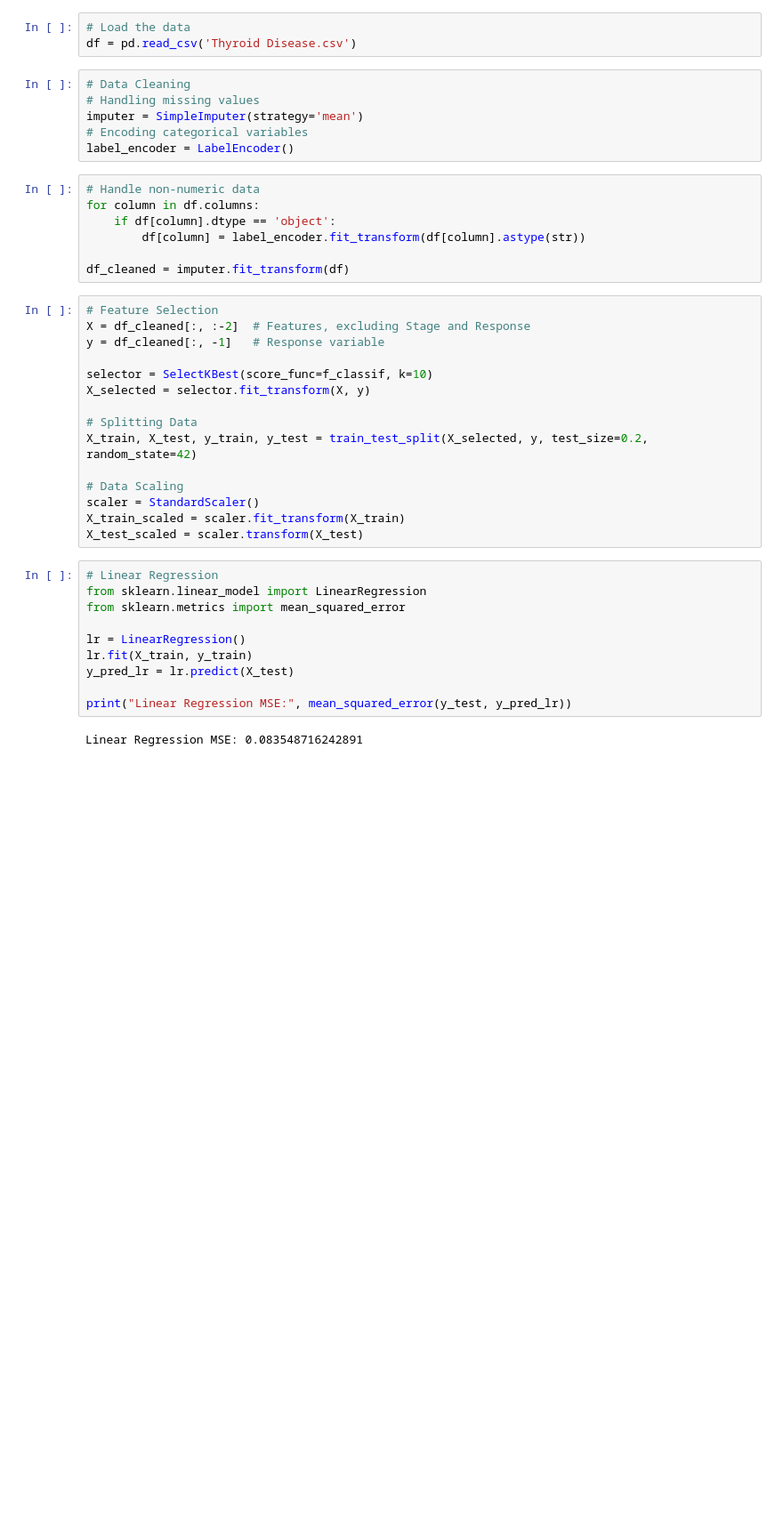
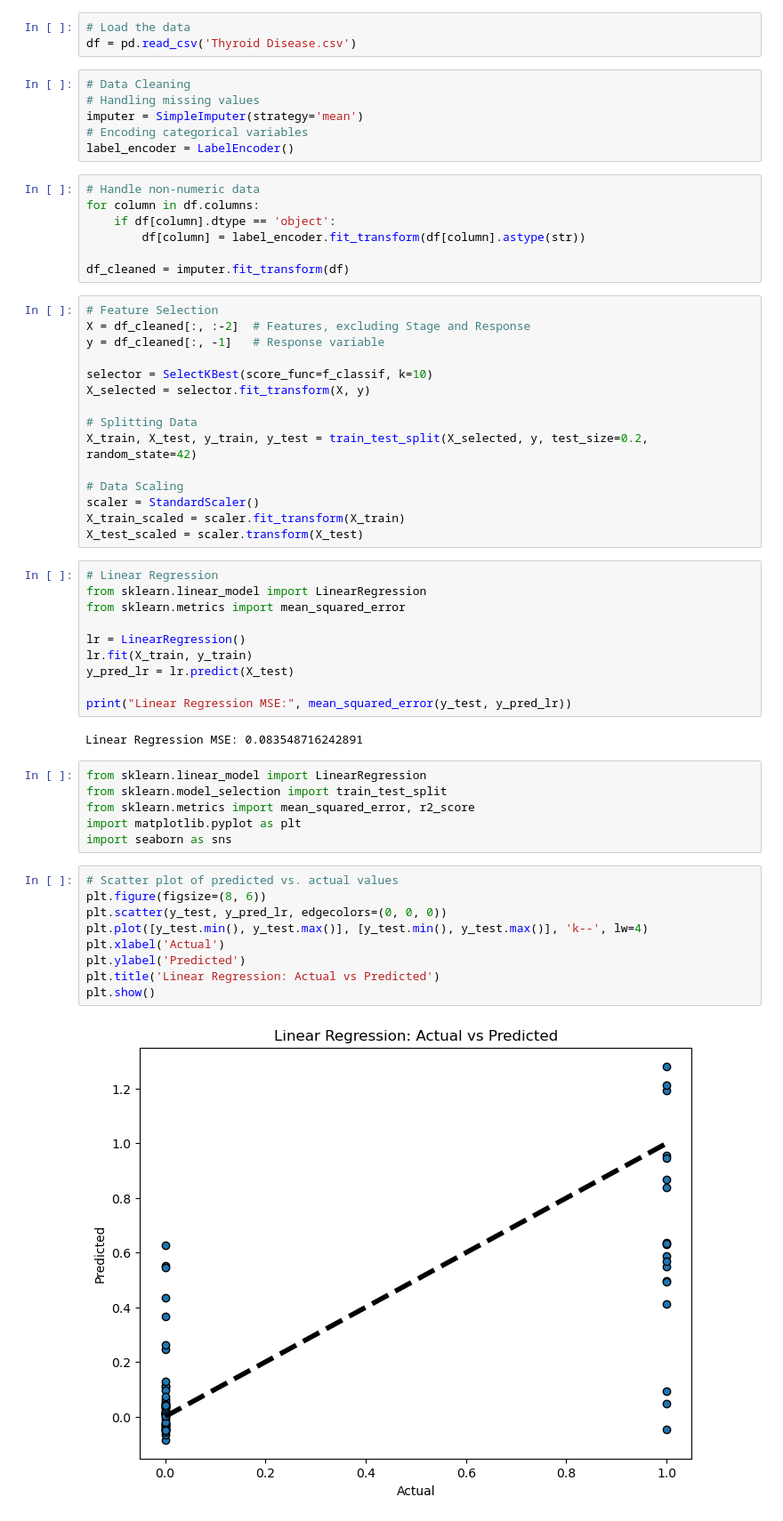
Before and after one commit to Khurramansar/Thyroid-Disease-ML-Project, a Jupyter notebook: Linear Regression.ipynb, the cells around one changed output. Shown at 89% size. Cells and saved outputs as stored; diff of their text form; blank space fills up the shorter version.

```diff
--- a/Linear Regression.ipynb
+++ b/Linear Regression.ipynb
@@ -48,3 +48,20 @@ y_pred_lr = lr.predict(X_test)
 print("Linear Regression MSE:", mean_squared_error(y_test, y_pred_lr))
 # %% [output]
 Linear Regression MSE: 0.083548716242891
+# %%
+from sklearn.linear_model import LinearRegression
+from sklearn.model_selection import train_test_split
+from sklearn.metrics import mean_squared_error, r2_score
+import matplotlib.pyplot as plt
+import seaborn as sns
+# %%
+# Scatter plot of predicted vs. actual values
+plt.figure(figsize=(8, 6))
+plt.scatter(y_test, y_pred_lr, edgecolors=(0, 0, 0))
+plt.plot([y_test.min(), y_test.max()], [y_test.min(), y_test.max()], 'k--', lw=4)
+plt.xlabel('Actual')
+plt.ylabel('Predicted')
+plt.title('Linear Regression: Actual vs Predicted')
+plt.show()
+# %% [output]
+[figure, added]
```
Also changed, not shown: parts of 2 cells of this notebook, 2 other files.
